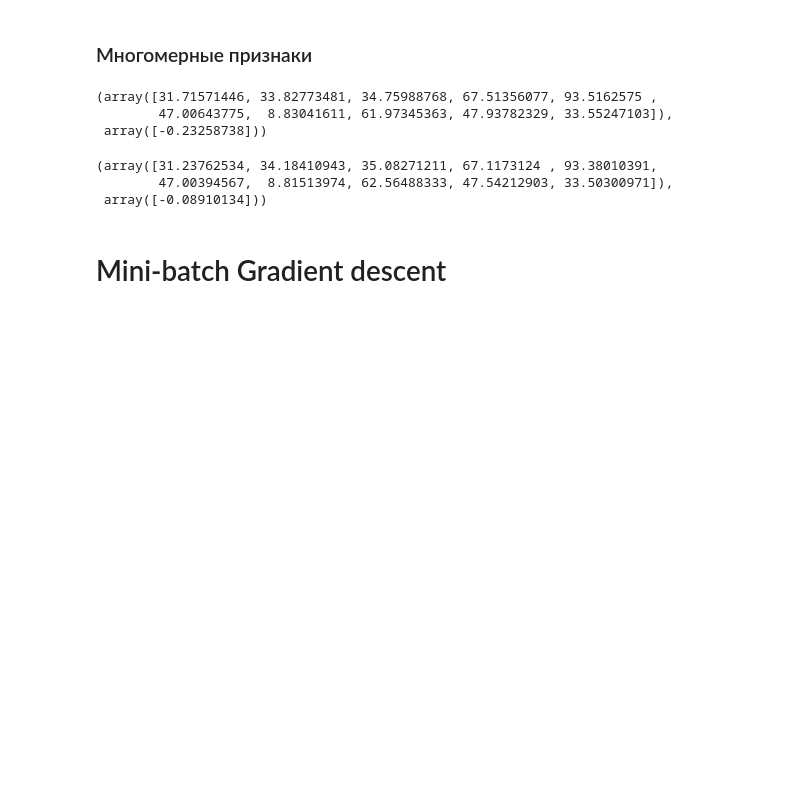
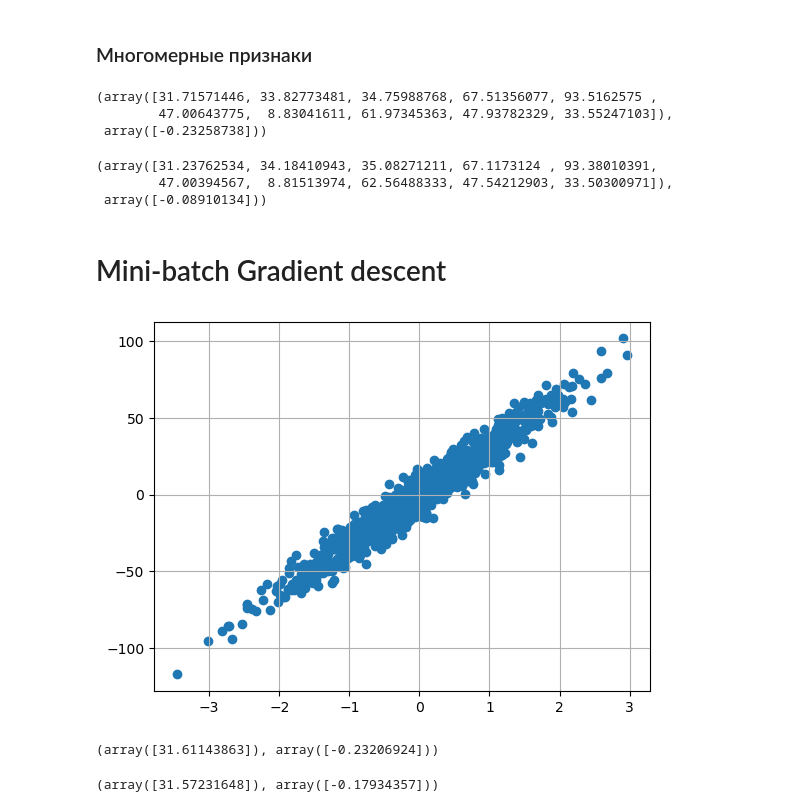
Before and after one commit to EngeloX/ds, a Jupyter notebook: Notebooks/LinearRegression.ipynb, the cells around one changed output. Saved outputs shown, nothing was run; the diff lists cells and outputs as text; code cells hidden in the pictures; blank space fills up the shorter version.

Commit message:
stoch and minibatch

```diff
--- a/Notebooks/LinearRegression.ipynb
+++ b/Notebooks/LinearRegression.ipynb
@@ -497,0 +545,10 @@ Stoch.coef_, Stoch.intercept_
+# %%
+import numpy as np
+from sklearn.datasets import make_regression
+import matplotlib.pyplot as plt
+X, y = make_regression(n_samples=1_000, n_features=1, n_informative=1, random_state=15, noise=7)
+
+plt.grid()
+plt.scatter(X, y);
+# %% [output]
+[figure, added]
@@ -497,0 +558,11 @@ Stoch.coef_, Stoch.intercept_
+# %%
+minibatch.coef_, minibatch.intercept_
+# %% [output]
+(array([31.61143863]), array([-0.23206924]))
+# %%
+from sklearn.linear_model import SGDRegressor
+SGD = SGDRegressor()
+SGD.fit(X, y)
+SGD.coef_, SGD.intercept_
+# %% [output]
+(array([31.57231648]), array([-0.17934357]))
```
Also changed, not shown: parts of 2 cells of this notebook.
